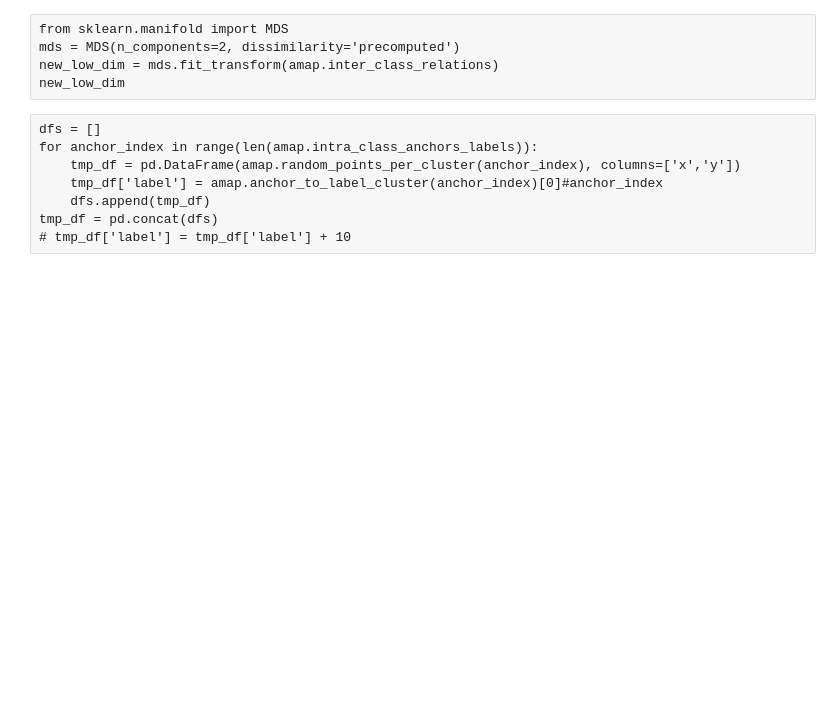
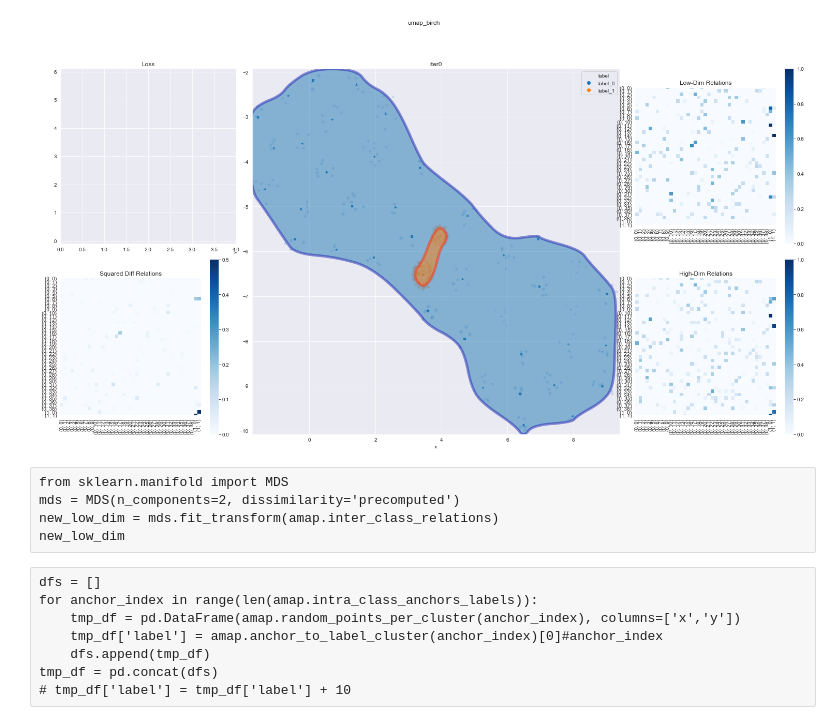
Before and after one commit to wuuusicong/ExplorationAndVisualizationOfHighDimClusters, a Jupyter notebook: src/test_notebook_relaxtion_2.ipynb, the cells around one changed output. Drawn from its saved outputs; the diff is of its cells as text; code cells hidden in the pictures; blank space fills up the shorter version.

```diff
--- a/src/test_notebook_relaxtion_2.ipynb
+++ b/src/test_notebook_relaxtion_2.ipynb
@@ -55,3 +73,8 @@ amap.anchors_plot2(alpha=1)
+# %%
+amap.radius_q = 1
+amap.anchors_plot_sns(0, True)
+# %% [output]
+[figure, added]
 # %% [raw]
 from sklearn.manifold import MDS
 mds = MDS(n_components=2, dissimilarity='precomputed')
```
Also changed, not shown: parts of 7 cells of this notebook, 6 other files.
